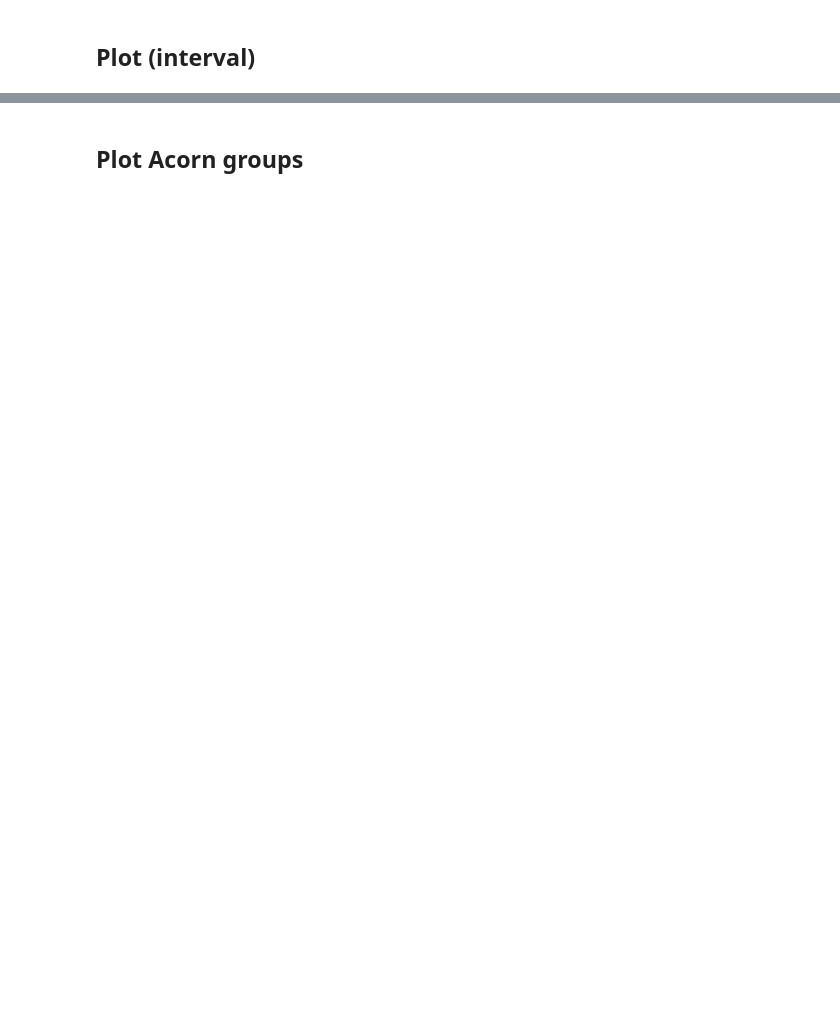
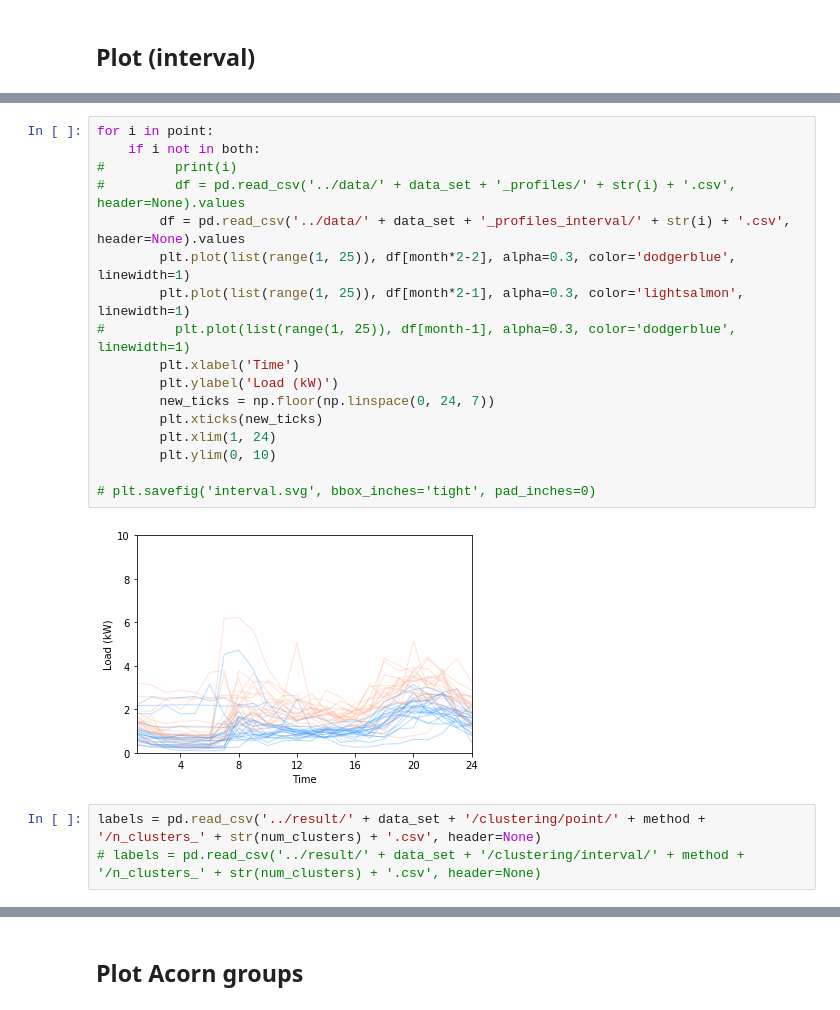
Before and after one commit to kaishxu/ProbabilisticLoadForecasting, a Jupyter notebook: plot/plot_clustering.ipynb, the cells around one changed output, grey strips where cells are left out. Cells and saved outputs as stored; diff of their text form; blank space fills up the shorter version.

```diff
--- a/plot/plot_clustering.ipynb
+++ b/plot/plot_clustering.ipynb
@@ -83,0 +134,22 @@ for k in range(num_clusters):
+# %%
+for i in point:
+    if i not in both:
+#         print(i)
+#         df = pd.read_csv('../data/' + data_set + '_profiles/' + str(i) + '.csv', header=None).values
+        df = pd.read_csv('../data/' + data_set + '_profiles_interval/' + str(i) + '.csv', header=None).values
+        plt.plot(list(range(1, 25)), df[month*2-2], alpha=0.3, color='dodgerblue', linewidth=1)
+        plt.plot(list(range(1, 25)), df[month*2-1], alpha=0.3, color='lightsalmon', linewidth=1)
+#         plt.plot(list(range(1, 25)), df[month-1], alpha=0.3, color='dodgerblue', linewidth=1)
+        plt.xlabel('Time')
+        plt.ylabel('Load (kW)')
+        new_ticks = np.floor(np.linspace(0, 24, 7))
+        plt.xticks(new_ticks)
+        plt.xlim(1, 24)
+        plt.ylim(0, 10)
+
+# plt.savefig('interval.svg', bbox_inches='tight', pad_inches=0)
+# %% [output]
+[figure, added]
+# %%
+labels = pd.read_csv('../result/' + data_set + '/clustering/point/' + method + '/n_clusters_' + str(num_clusters) + '.csv', header=None)
+# labels = pd.read_csv('../result/' + data_set + '/clustering/interval/' + method + '/n_clusters_' + str(num_clusters) + '.csv', header=None)
```
Also changed, not shown: parts of 10 cells of this notebook, 19 other files.
